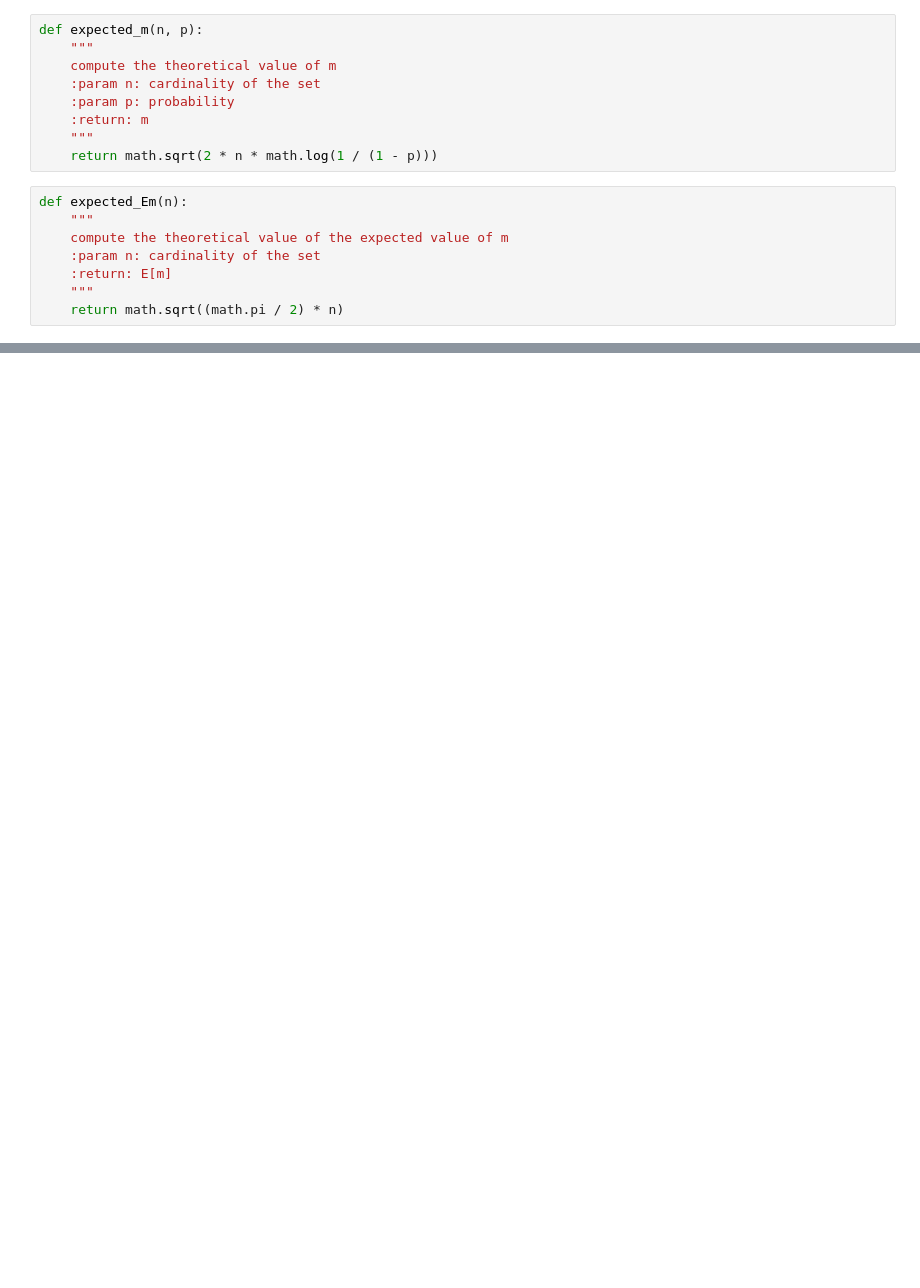
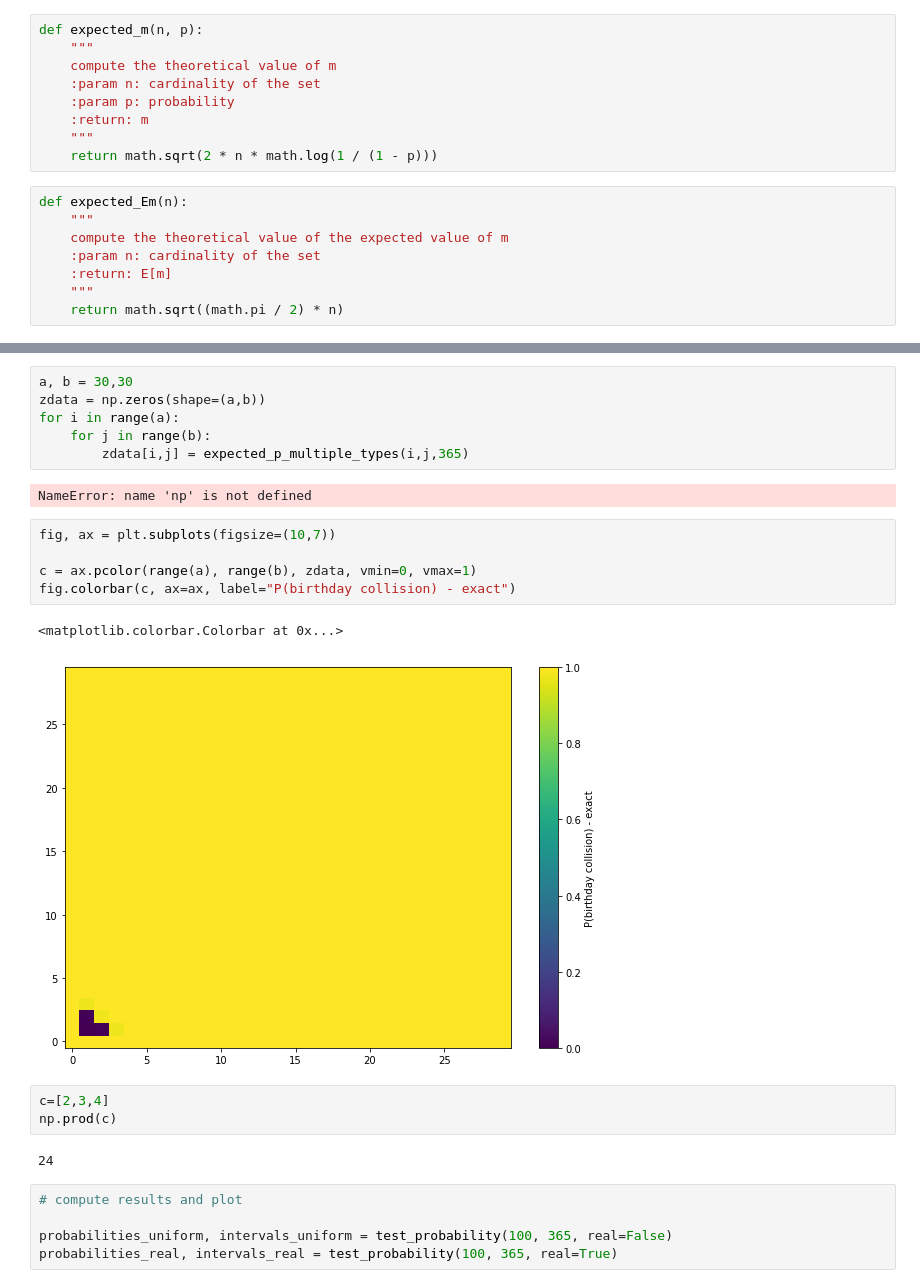
Before and after one commit to dadodimauro/ComputerAidedSimulationLab, a Jupyter notebook: Laboratories/birthday_paradox/birthday_paradox.ipynb, the cells around one changed output, grey strips where cells are left out. Drawn from its saved outputs; the diff is of its cells as text; blank space fills up the shorter version.

```diff
--- a/Laboratories/birthday_paradox/birthday_paradox.ipynb
+++ b/Laboratories/birthday_paradox/birthday_paradox.ipynb
@@ -213,0 +396,26 @@ confidence_interval(df_probability, .95)
+# %%
+a, b = 30,30
+zdata = np.zeros(shape=(a,b))
+for i in range(a):
+    for j in range(b):
+        zdata[i,j] = expected_p_multiple_types(i,j,365)
+# %% [output]
+NameError: name 'np' is not defined
+# %%
+fig, ax = plt.subplots(figsize=(10,7))
+
+c = ax.pcolor(range(a), range(b), zdata, vmin=0, vmax=1)
+fig.colorbar(c, ax=ax, label="P(birthday collision) - exact")
+# %% [output]
+<matplotlib.colorbar.Colorbar at 0x...>
+[figure, added]
+# %%
+c=[2,3,4]
+np.prod(c)
+# %% [output]
+24
+# %%
+# compute results and plot
+
+probabilities_uniform, intervals_uniform = test_probability(100, 365, real=False)
+probabilities_real, intervals_real = test_probability(100, 365, real=True)
```
Also changed, not shown: parts of 33 cells of this notebook, 5 other files.
